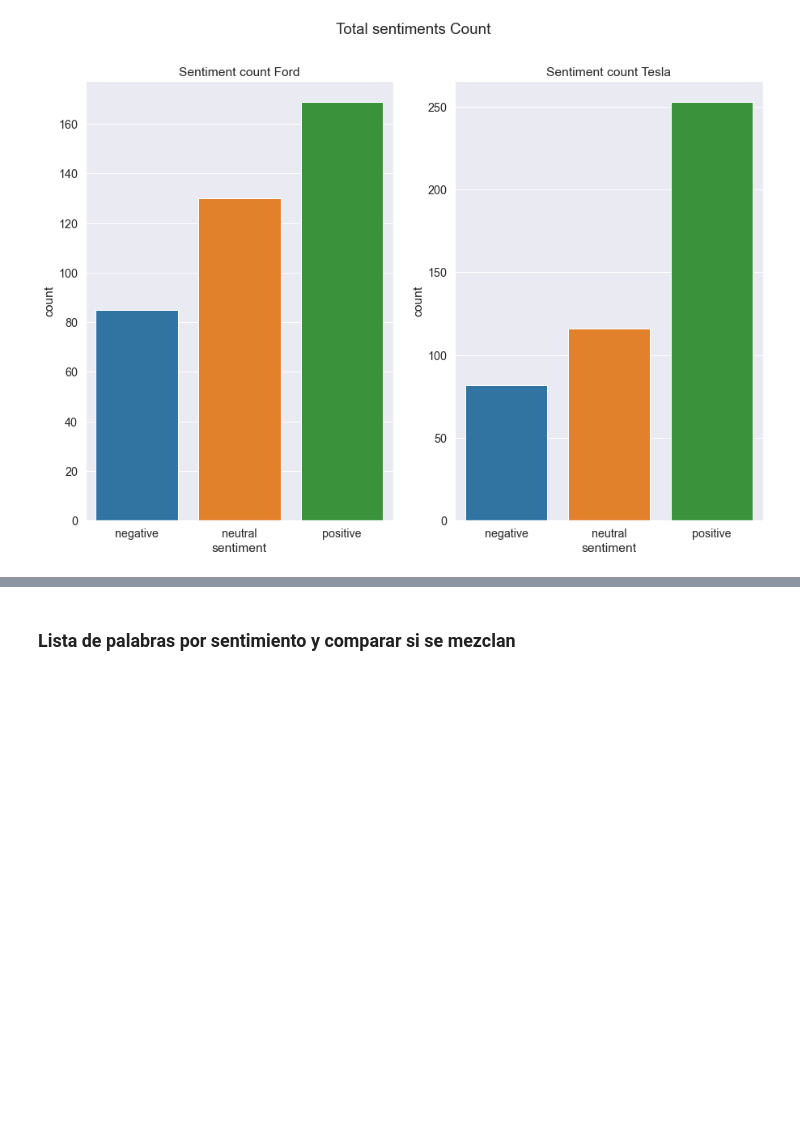
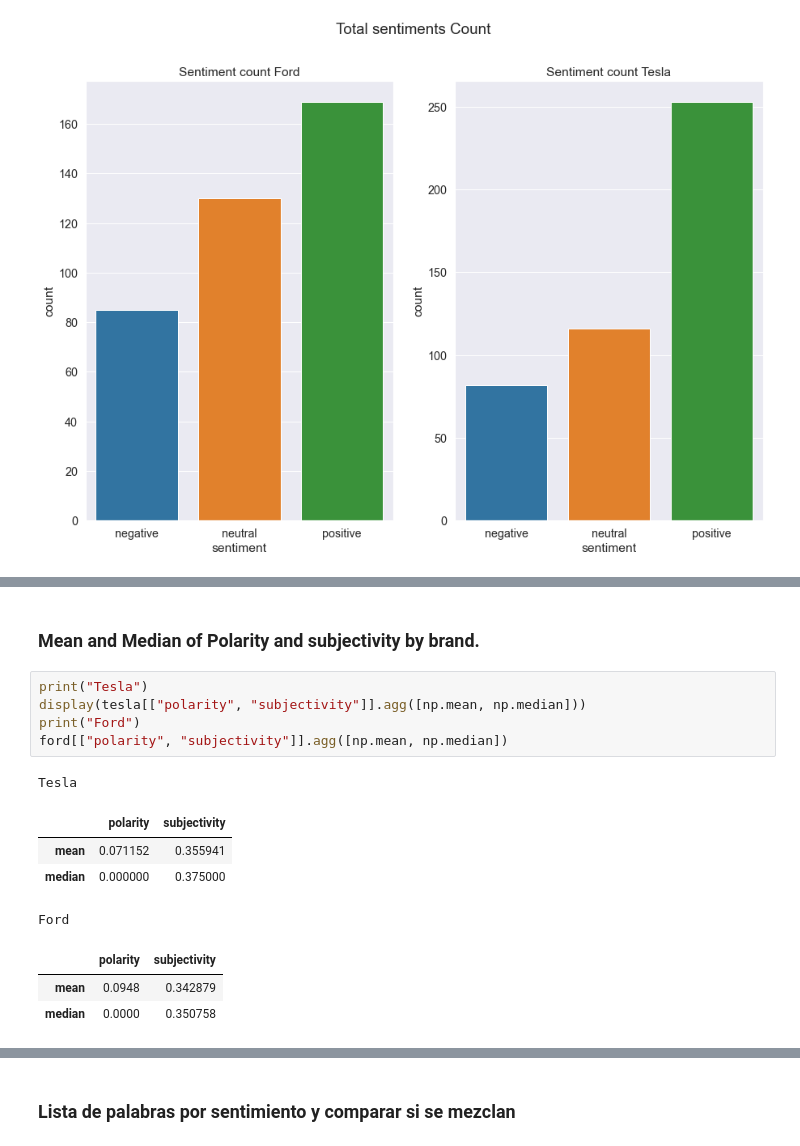
Before and after one commit to MestreD/NLP_Task, a Jupyter notebook: NLP_Task.ipynb, the cells around one changed output, grey strips where cells are left out. Cells and saved outputs as stored; diff of their text form; blank space fills up the shorter version.

```diff
--- a/NLP_Task.ipynb
+++ b/NLP_Task.ipynb
@@ -301,0 +319,16 @@ plt.show()
+# %% [markdown]
+### Mean and Median of Polarity and subjectivity by brand.
+# %%
+print("Tesla")
+display(tesla[["polarity", "subjectivity"]].agg([np.mean, np.median]))
+print("Ford")
+ford[["polarity", "subjectivity"]].agg([np.mean, np.median])
+# %% [output]
+Tesla
+|  | polarity | subjectivity |
+| mean | 0.071152 | 0.355941 |
+| median | 0.000000 | 0.375000 |
+Ford
+|  | polarity | subjectivity |
+| mean | 0.0948 | 0.342879 |
+| median | 0.0000 | 0.350758 |
```
Also changed, not shown: parts of 7 cells of this notebook.
